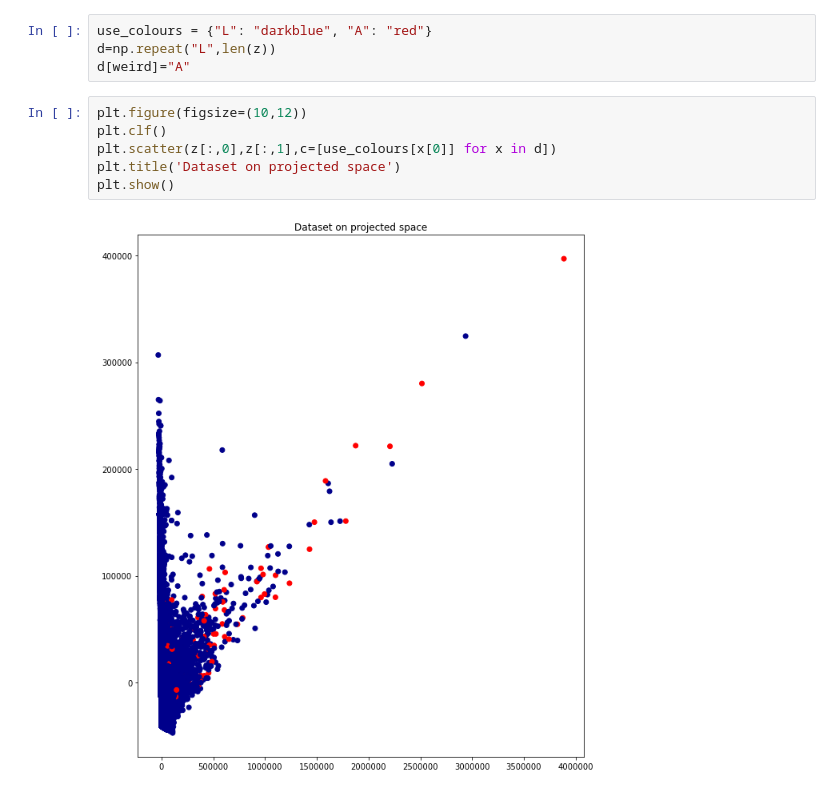
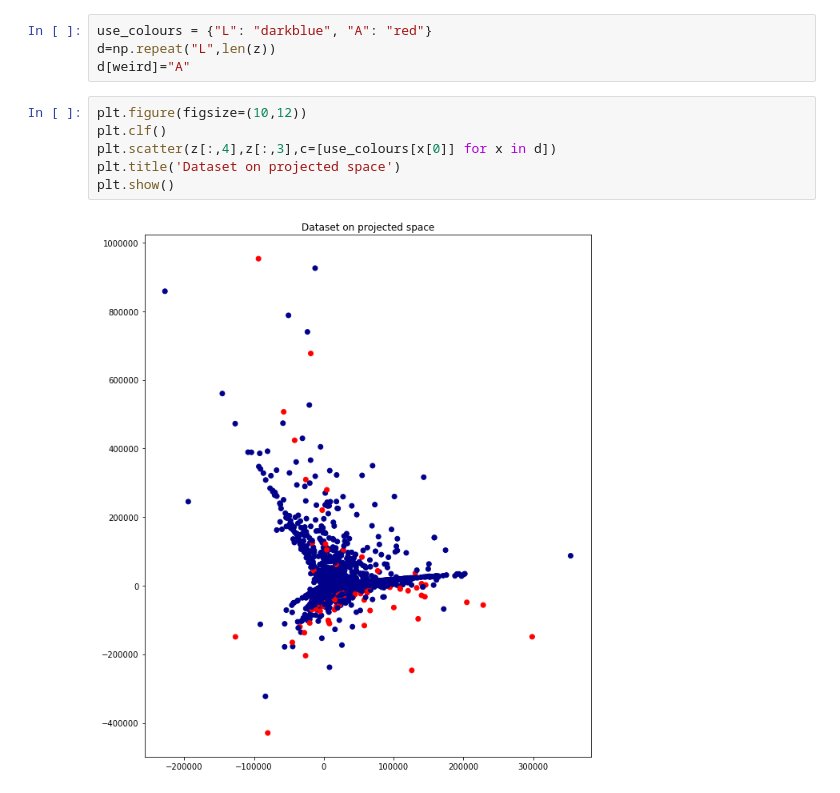
Before and after one commit to tvayer/outlierdetection, a Jupyter notebook: PCA/pca_decisionnel.ipynb, the cells around one changed output. Drawn from its saved outputs; the diff is of its cells as text.

```diff
--- a/PCA/pca_decisionnel.ipynb
+++ b/PCA/pca_decisionnel.ipynb
@@ -135,8 +119,8 @@ d[weird]="A"
 # %%
 plt.figure(figsize=(10,12))
 plt.clf()
-plt.scatter(z[:,0],z[:,1],c=[use_colours[x[0]] for x in d])
+plt.scatter(z[:,4],z[:,3],c=[use_colours[x[0]] for x in d])
 plt.title('Dataset on projected space')
 plt.show()
 # %% [output]
-[figure, old version]
+[figure, new version]
```
Also changed, not shown: parts of 1 cell of this notebook, 1 other file.
